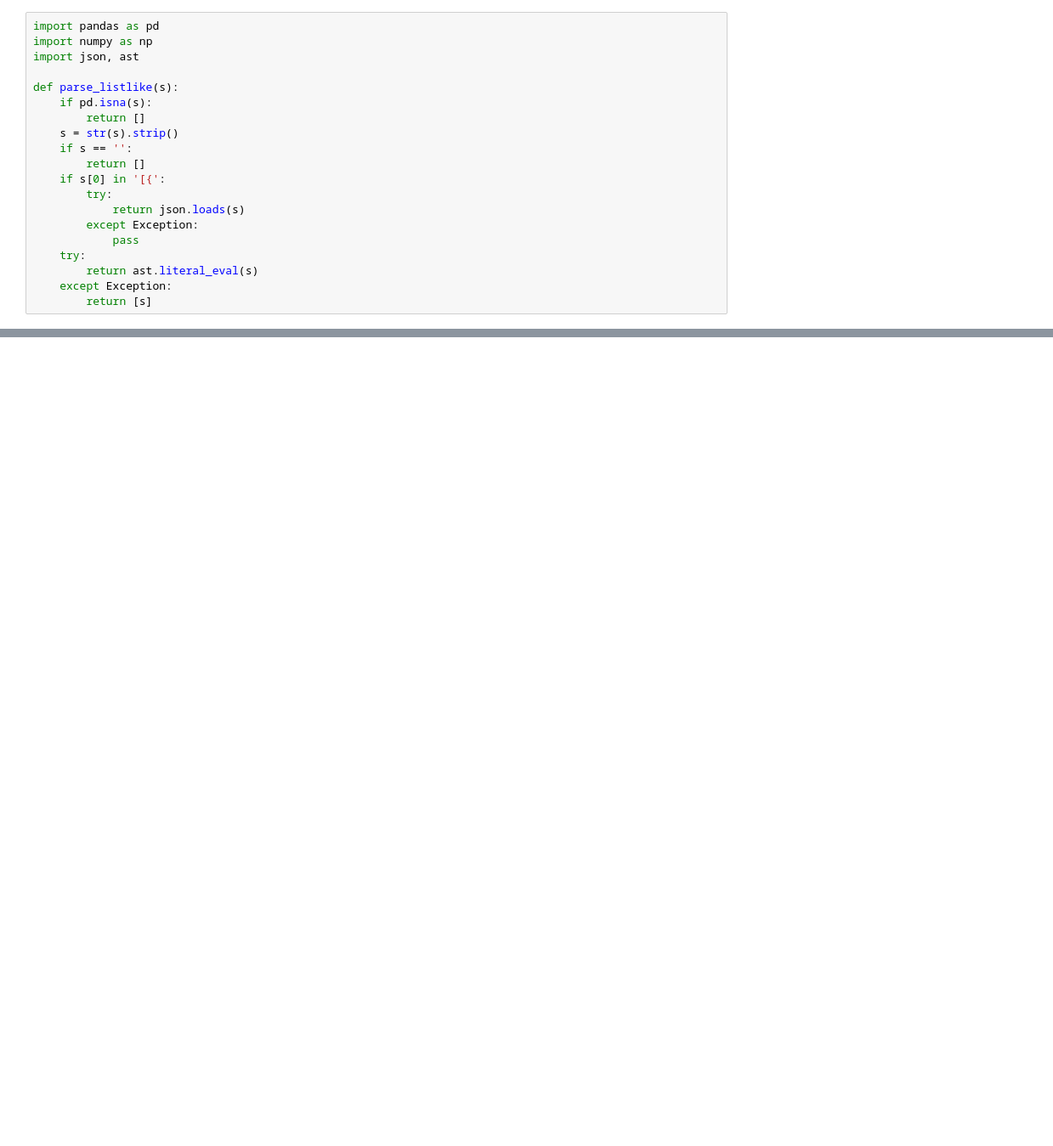
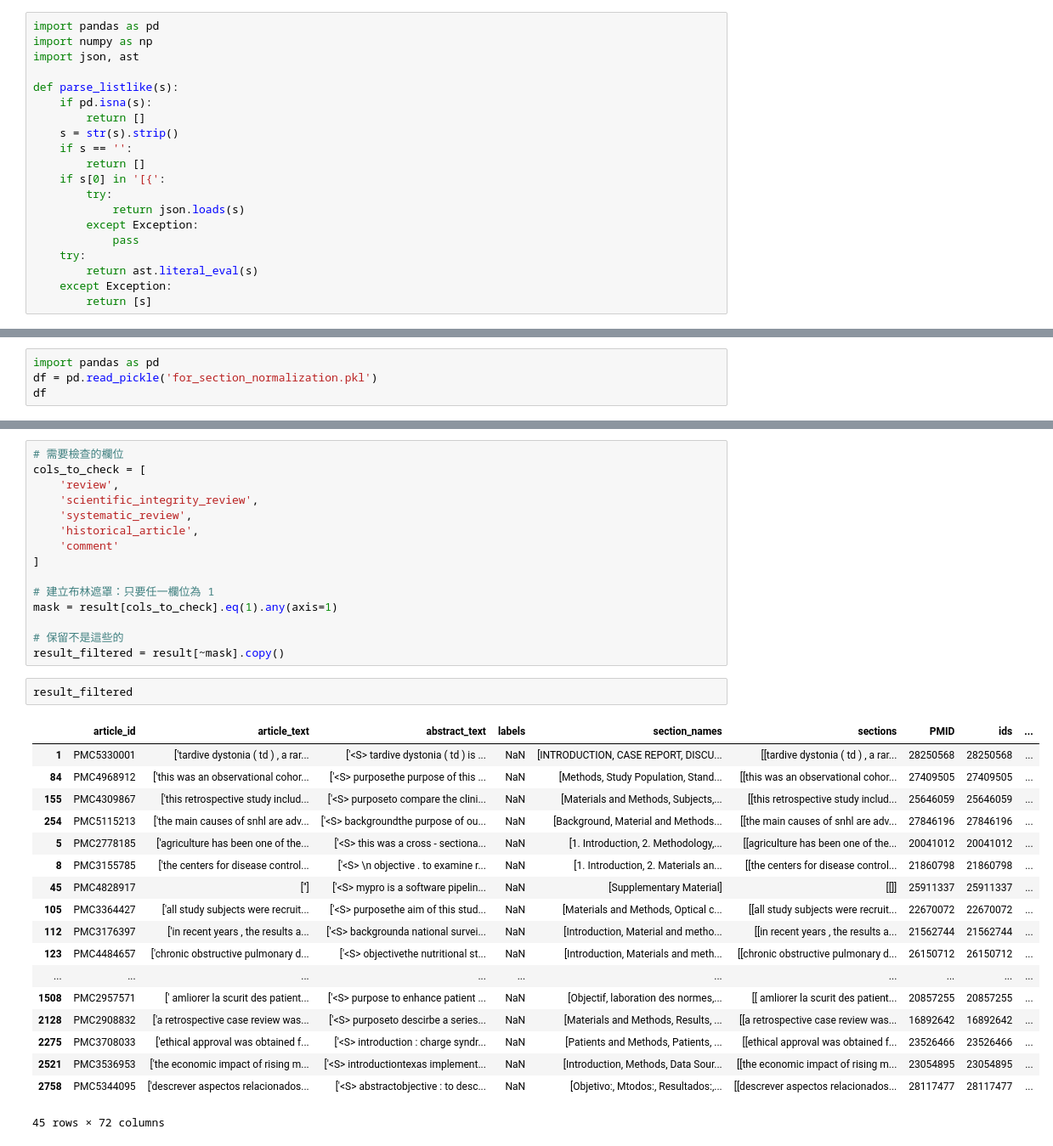
Before and after one commit to sylvey/DPR_Abstract_Generation, a Jupyter notebook: section_normalization/annotation_pre.ipynb, the cells around one changed output, grey strips where cells are left out. Shown at 85% size. Drawn from its saved outputs; the diff is of its cells as text; blank space fills up the shorter version.

```diff
--- a/section_normalization/annotation_pre.ipynb
+++ b/section_normalization/annotation_pre.ipynb
@@ -279,0 +36,4 @@ out.to_excel('for_train_annotation_trial.xlsx')
+# %%
+import pandas as pd
+df = pd.read_pickle('for_section_normalization.pkl')
+df
@@ -279,0 +244,36 @@ out.to_excel('for_train_annotation_trial.xlsx')
+# %%
+# 需要檢查的欄位
+cols_to_check = [
+    'review',
+    'scientific_integrity_review',
+    'systematic_review',
+    'historical_article',
+    'comment'
+]
+
+# 建立布林遮罩：只要任一欄位為 1
+mask = result[cols_to_check].eq(1).any(axis=1)
+
+# 保留不是這些的
+result_filtered = result[~mask].copy()
+# %%
+result_filtered
+# %% [output]
+|  | article_id | article_text | abstract_text | labels | section_names | sections | PMID | ids | ... |
+| 1 | PMC5330001 | ['tardive dystonia ( td ) , a rar... | ['<S> tardive dystonia ( td ) is ... | NaN | [INTRODUCTION, CASE REPORT, DISCU... | [[tardive dystonia ( td ) , a rar... | 28250568 | 28250568 | ... |
+| 84 | PMC4968912 | ['this was an observational cohor... | ['<S> purposethe purpose of this ... | NaN | [Methods, Study Population, Stand... | [[this was an observational cohor... | 27409505 | 27409505 | ... |
+| 155 | PMC4309867 | ['this retrospective study includ... | ['<S> purposeto compare the clini... | NaN | [Materials and Methods, Subjects,... | [[this retrospective study includ... | 25646059 | 25646059 | ... |
+| 254 | PMC5115213 | ['the main causes of snhl are adv... | ['<S> backgroundthe purpose of ou... | NaN | [Background, Material and Methods... | [[the main causes of snhl are adv... | 27846196 | 27846196 | ... |
+| 5 | PMC2778185 | ['agriculture has been one of the... | ['<S> this was a cross - sectiona... | NaN | [1. Introduction, 2. Methodology,... | [[agriculture has been one of the... | 20041012 | 20041012 | ... |
+| 8 | PMC3155785 | ['the centers for disease control... | ['<S> \n objective . to examine r... | NaN | [1. Introduction, 2. Materials an... | [[the centers for disease control... | 21860798 | 21860798 | ... |
+| 45 | PMC4828917 | [''] | ['<S> mypro is a software pipelin... | NaN | [Supplementary Material] | [[]] | 25911337 | 25911337 | ... |
+| 105 | PMC3364427 | ['all study subjects were recruit... | ['<S> purposethe aim of this stud... | NaN | [Materials and Methods, Optical c... | [[all study subjects were recruit... | 22670072 | 22670072 | ... |
+| 112 | PMC3176397 | ['in recent years , the results a... | ['<S> backgrounda national survei... | NaN | [Introduction, Material and metho... | [[in recent years , the results a... | 21562744 | 21562744 | ... |
+| 123 | PMC4484657 | ['chronic obstructive pulmonary d... | ['<S> objectivethe nutritional st... | NaN | [Introduction, Materials and meth... | [[chronic obstructive pulmonary d... | 26150712 | 26150712 | ... |
+| ... | ... | ... | ... | ... | ... | ... | ... | ... | ... |
+| 1508 | PMC2957571 | [' amliorer la scurit des patient... | ['<S> purpose to enhance patient ... | NaN | [Objectif, laboration des normes,... | [[ amliorer la scurit des patient... | 20857255 | 20857255 | ... |
+| 2128 | PMC2908832 | ['a retrospective case review was... | ['<S> purposeto descirbe a series... | NaN | [Materials and Methods, Results, ... | [[a retrospective case review was... | 16892642 | 16892642 | ... |
+| 2275 | PMC3708033 | ['ethical approval was obtained f... | ['<S> introduction : charge syndr... | NaN | [Patients and Methods, Patients, ... | [[ethical approval was obtained f... | 23526466 | 23526466 | ... |
+| 2521 | PMC3536953 | ['the economic impact of rising m... | ['<S> introductiontexas implement... | NaN | [Introduction, Methods, Data Sour... | [[the economic impact of rising m... | 23054895 | 23054895 | ... |
+| 2758 | PMC5344095 | ['descrever aspectos relacionados... | ['<S> abstractobjective : to desc... | NaN | [Objetivo:, Mtodos:, Resultados:,... | [[descrever aspectos relacionados... | 28117477 | 28117477 | ... |
+45 rows × 72 columns
```
Also changed, not shown: parts of 45 cells of this notebook, 17 other files.
